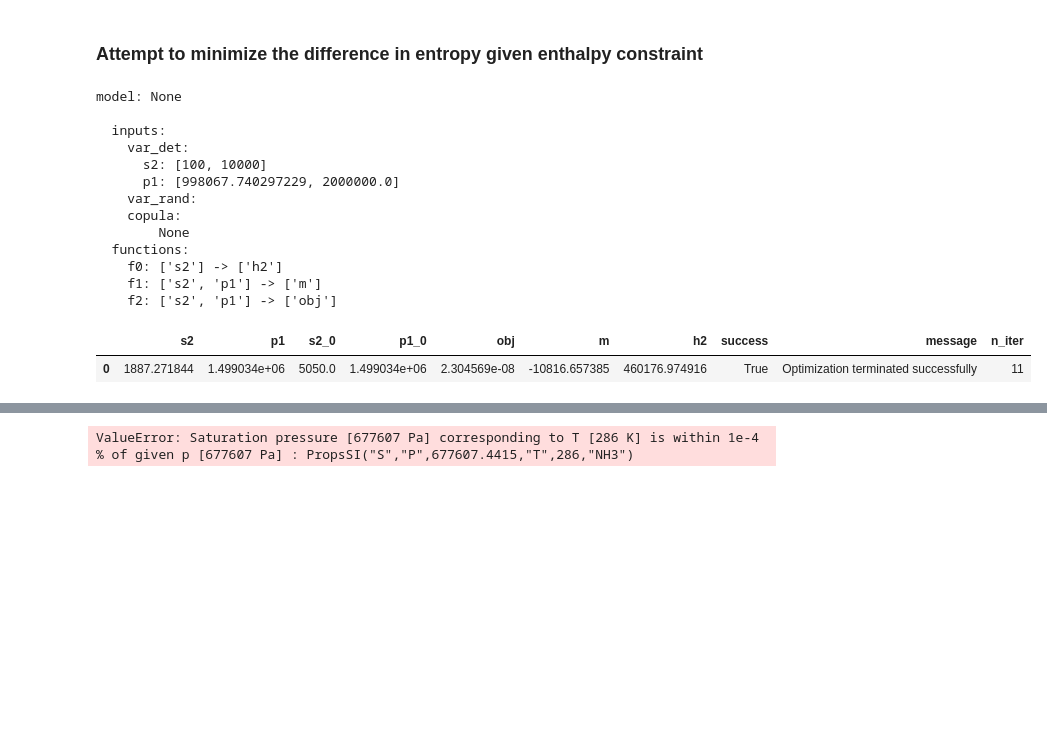
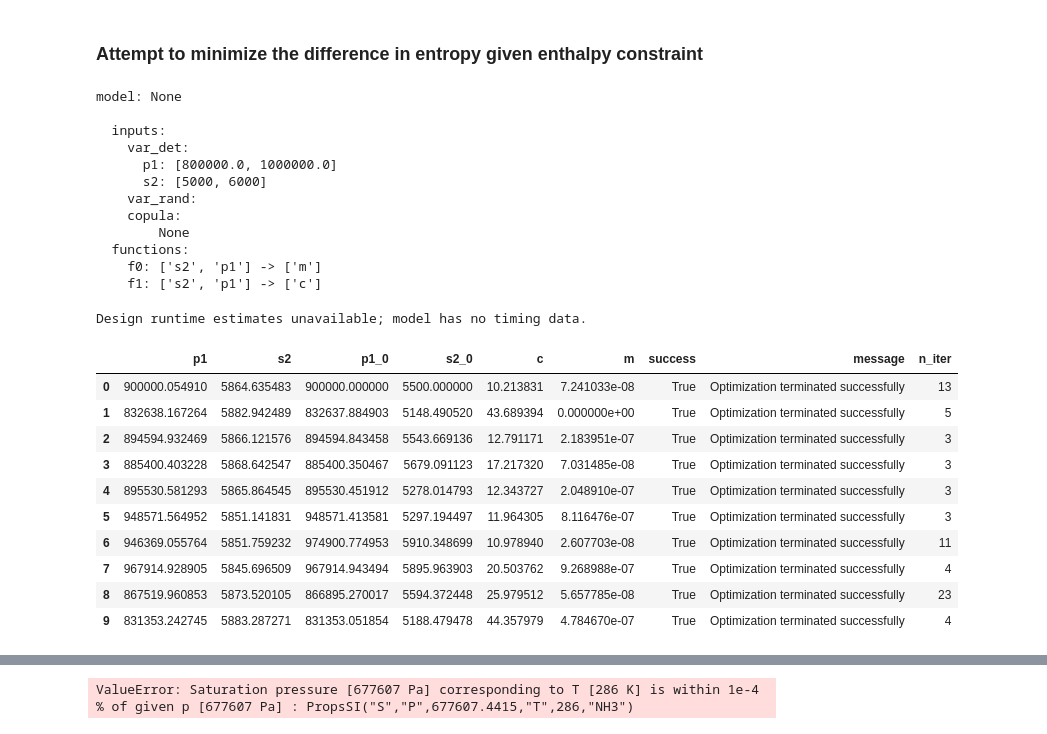
Before and after one commit to jzerez/OTEC_Modeling, a Jupyter notebook: grama_fire.ipynb, the cells around one changed output, grey strips where cells are left out. Cells and saved outputs as stored; diff of their text form; code cells hidden in the pictures; blank space fills up the shorter version.

```diff
--- a/shawn_thermo.ipynb
+++ b/grama_fire.ipynb
@@ -209,32 +210,40 @@ ValueError: Saturation pressure [677607 Pa] corresponding to T [286 K] is within
 # %% [markdown]
 ### Attempt to minimize the difference in entropy given enthalpy constraint
 # %%
+t_sww = 30 + 273
+t_swc = 5 + 273
+t_pinch = 5
+t_off = 3
+t1 = t_sww - t_pinch
+t2 = t_swc + t_pinch + t_off
+
+# Goal here is that knowing the work and mass flow rate
 md_pres2 = (
     gr.Model()
+#     >> gr.cp_function(
+#         fun = lambda X: (
+#             CP.PropsSI('H', 'T', t2, 'S', X[0], 'NH3')
+#         ),
+#         var = ['s2'],
+#         out = ['h2']
+#     )
     >> gr.cp_function(
         fun = lambda X: (
-            CP.PropsSI('H', 'T', t2, 'S', X[0], 'NH3')
-        ),
-        var = ['s2'],
-        out = ['h2']
-    )
-    >> gr.cp_function(
-        fun = lambda X: (
-            CP.PropsSI('H', 'T', t2, 'S', X[0], 'NH3') - CP.PropsSI('H', 'T', t1, 'P', X[1], 'NH3') - 125000/15 - 0.1
+            abs(CP.PropsSI('H', 'T', t1, 'P', X[1], 'NH3') - CP.PropsSI('H', 'T', t2, 'S', X[0], 'NH3') - 125000/3.2)
         ),
         var = ['s2', 'p1'],
         out = ['m']
     )
     >> gr.cp_function(
         fun = lambda X: (
-            abs(X[0] - CP.PropsSI('S', 'T', t1, 'P', X[1], 'NH3'))
+            abs(X[0] - CP.PropsSI('S', 'T', t1, 'P', X[1], 'NH3')) - 0.1
         ),
         var = ['s2', 'p1'],
-        out = ['obj']
+        out = ['c']
     )
     >> gr.cp_bounds(
-        p1 = (CP.PropsSI('P', 'T', t1, 'Q', 1, 'NH3'), 2e6),
-        s2 = (100, 10000)
+        p1 = (8e5, 1e6),
+        s2 = (5000, 6000)
 #         p2 = (CP.PropsSI('P', 'T', t2, 'Q', 0, 'NH3'), CP.PropsSI('P', 'T', t2, 'Q', 1, 'NH3'))
     )
 
@@ -245,20 +254,30 @@ model: None
 
   inputs:
     var_det:
-      s2: [100, 10000]
-      p1: [998067.740297229, 2000000.0]
+      p1: [800000.0, 1000000.0]
+      s2: [5000, 6000]
     var_rand:
     copula:
         None
   functions:
-    f0: ['s2'] -> ['h2']
-    f1: ['s2', 'p1'] -> ['m']
-    f2: ['s2', 'p1'] -> ['obj']
+    f0: ['s2', 'p1'] -> ['m']
+    f1: ['s2', 'p1'] -> ['c']
 # %%
 md_pres2 >> gr.ev_min(
-    out_min = 'obj',
-    out_leq = 'm'
+    out_min = 'c',
+    out_leq = 'm',
+    n_restart = 10
 )
 # %% [output]
+Design runtime estimates unavailable; model has no timing data.
-|  | s2 | p1 | s2_0 | p1_0 | obj | m | h2 | success | message | n_iter |
-| 0 | 1887.271844 | 1.499034e+06 | 5050.0 | 1.499034e+06 | 2.304569e-08 | -10816.657385 | 460176.974916 | True | Optimization terminated successfully | 11 |
+|  | p1 | s2 | p1_0 | s2_0 | c | m | success | message | n_iter |
+| 0 | 900000.054910 | 5864.635483 | 900000.000000 | 5500.000000 | 10.213831 | 7.241033e-08 | True | Optimization terminated successfully | 13 |
+| 1 | 832638.167264 | 5882.942489 | 832637.884903 | 5148.490520 | 43.689394 | 0.000000e+00 | True | Optimization terminated successfully | 5 |
+| 2 | 894594.932469 | 5866.121576 | 894594.843458 | 5543.669136 | 12.791171 | 2.183951e-07 | True | Optimization terminated successfully | 3 |
+| 3 | 885400.403228 | 5868.642547 | 885400.350467 | 5679.091123 | 17.217320 | 7.031485e-08 | True | Optimization terminated successfully | 3 |
+| 4 | 895530.581293 | 5865.864545 | 895530.451912 | 5278.014793 | 12.343727 | 2.048910e-07 | True | Optimization terminated successfully | 3 |
+| 5 | 948571.564952 | 5851.141831 | 948571.413581 | 5297.194497 | 11.964305 | 8.116476e-07 | True | Optimization terminated successfully | 3 |
+| 6 | 946369.055764 | 5851.759232 | 974900.774953 | 5910.348699 | 10.978940 | 2.607703e-08 | True | Optimization terminated successfully | 11 |
+| 7 | 967914.928905 | 5845.696509 | 967914.943494 | 5895.963903 | 20.503762 | 9.268988e-07 | True | Optimization terminated successfully | 4 |
+| 8 | 867519.960853 | 5873.520105 | 866895.270017 | 5594.372448 | 25.979512 | 5.657785e-08 | True | Optimization terminated successfully | 23 |
+| 9 | 831353.242745 | 5883.287271 | 831353.051854 | 5188.479478 | 44.357979 | 4.784670e-07 | True | Optimization terminated successfully | 4 |
```
Also changed, not shown: parts of 8 cells of this notebook.
